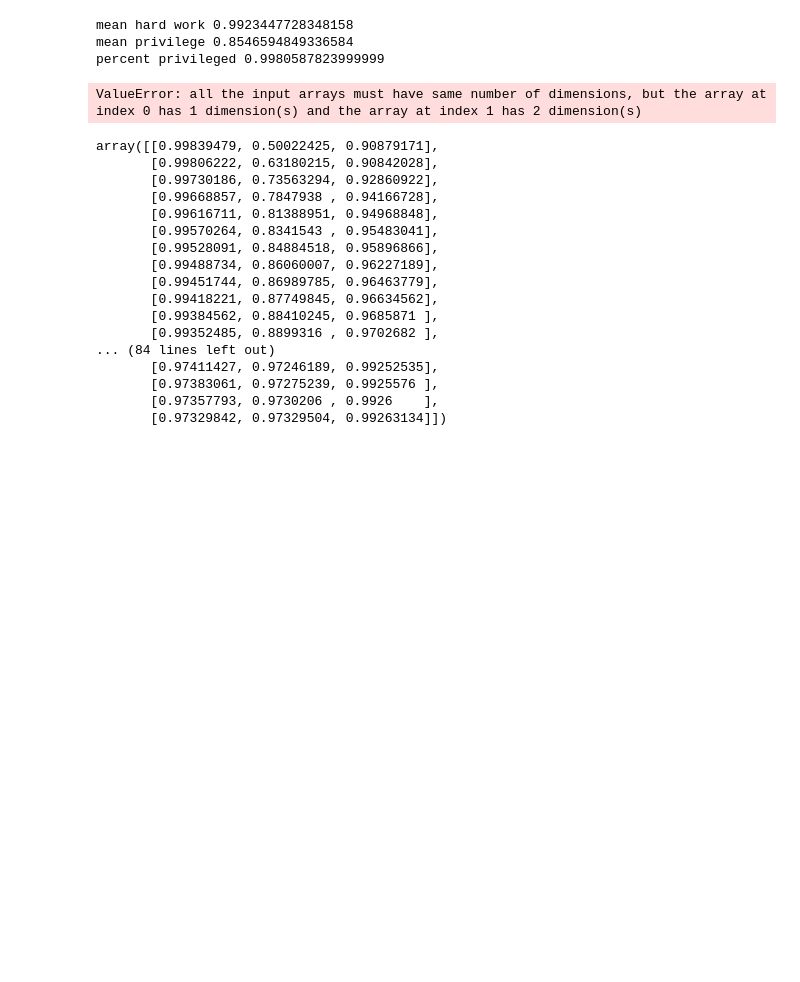
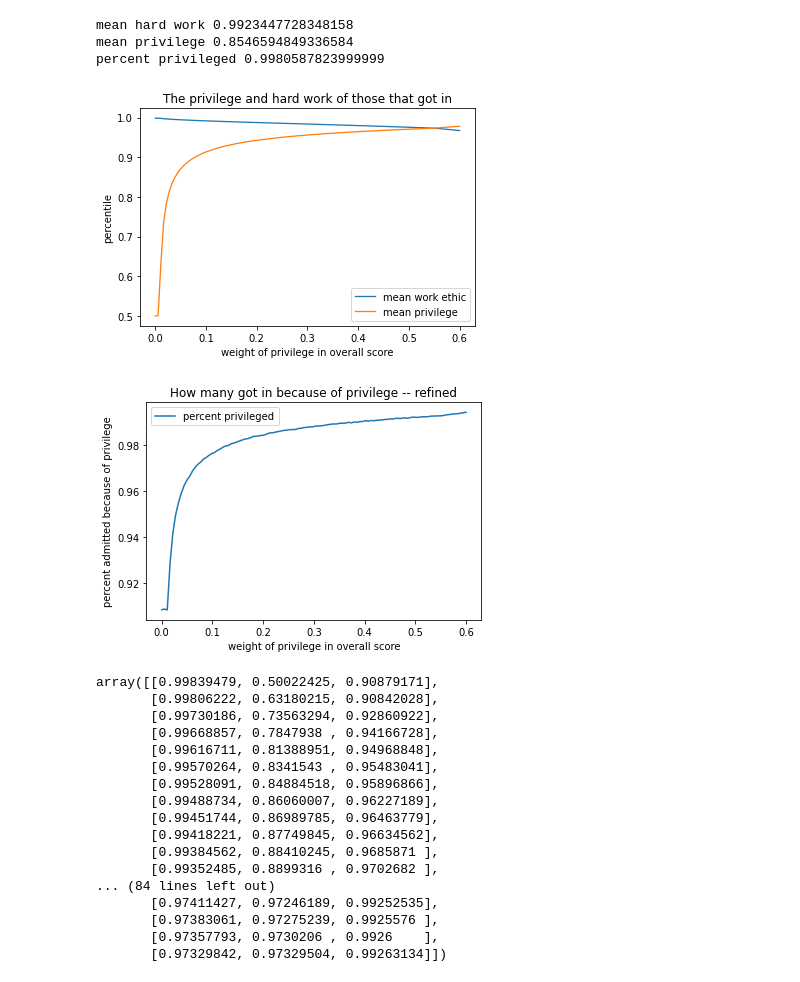
Before and after one commit to EthanMWalker/privilege, a Jupyter notebook: bias.ipynb, the cells around one changed output. Cells and saved outputs as stored; diff of their text form; code cells hidden in the pictures; blank space fills up the shorter version.

```diff
--- a/bias.ipynb
+++ b/bias.ipynb
@@ -119,7 +119,7 @@ mean hard work 0.9923447728348158
 mean privilege 0.8546594849336584
 percent privileged 0.9980587823999999
 # %%
-n = 100
+n = 110
 
 mean_priv = np.zeros(n)
 mean_work = np.zeros(n)
@@ -142,46 +142,47 @@ def simulation(bias):
         work += refinement[bias_top][:,1].mean()
         priv += refinement[bias_top][:,0].mean()
 
         bias_ids = refinement[bias_top][:,3]
         work_ids = candidates[work_top][:,3]
         perc += 1 - len(np.intersect1d(bias_ids,work_ids))/1085
 
     mean_work = work/m
     mean_priv  = priv/m
     privileged  = perc/m
     return mean_work, mean_priv, privileged
 
-with Pool(16) as p:
-    temp = p.map(simulation, biases)
-temp = np.array(temp)
+# with Pool(16) as p:
+#     temp = p.map(simulation, biases)
+# temp = np.array(temp)
 
-with open('refined_data.pickle','wb') as out:
-    pickle.dump(temp, out)
-# with open('refined_data.pickle','rb') as in_file:
-#     temp = pickle.read(in_file)
+# with open('refined_data.pickle','wb') as out:
+#     pickle.dump(temp, out)
+with open('refined_data.pickle','rb') as in_file:
+    temp = pickle.load(in_file)
 
 mean_work = temp[:,0]
 mean_priv = temp[:,1]
 privileged = temp[:,2]
 
 plt.plot(biases, mean_work, label='mean work ethic',lw=1.3)
 plt.plot(biases, mean_priv, label='mean privilege',lw=1.3)
 plt.legend()
-plt.title('The privilege and hard work of those that got in')
-plt.xlabel('how much does privilege count')
-plt.ylabel('mean score')
+plt.title('The privilege and hard work of those that got in -- refined')
+plt.xlabel('weight of privilege in overall score')
+plt.ylabel('percentile')
 plt.savefig('refined_means_against_bias')
 plt.show()
 
 plt.plot(biases, privileged, label='percent privileged')
-plt.xlabel('how much does privilege count')
+plt.xlabel('weight of privilege in overall score')
 plt.ylabel('percent admitted because of privilege')
-plt.title('How many got in because of privilege')
+plt.title('How many got in because of privilege -- refined')
 plt.legend()
 plt.savefig('refined_percent_privileged')
 plt.show()
 # %% [output]
-ValueError: all the input arrays must have same number of dimensions, but the array at index 0 has 1 dimension(s) and the array at index 1 has 2 dimension(s)
+[figure, added]
+[figure, added]
 # %%
 temp
 # %% [output]
```
Also changed, not shown: parts of 1 cell of this notebook, 6 other files.
